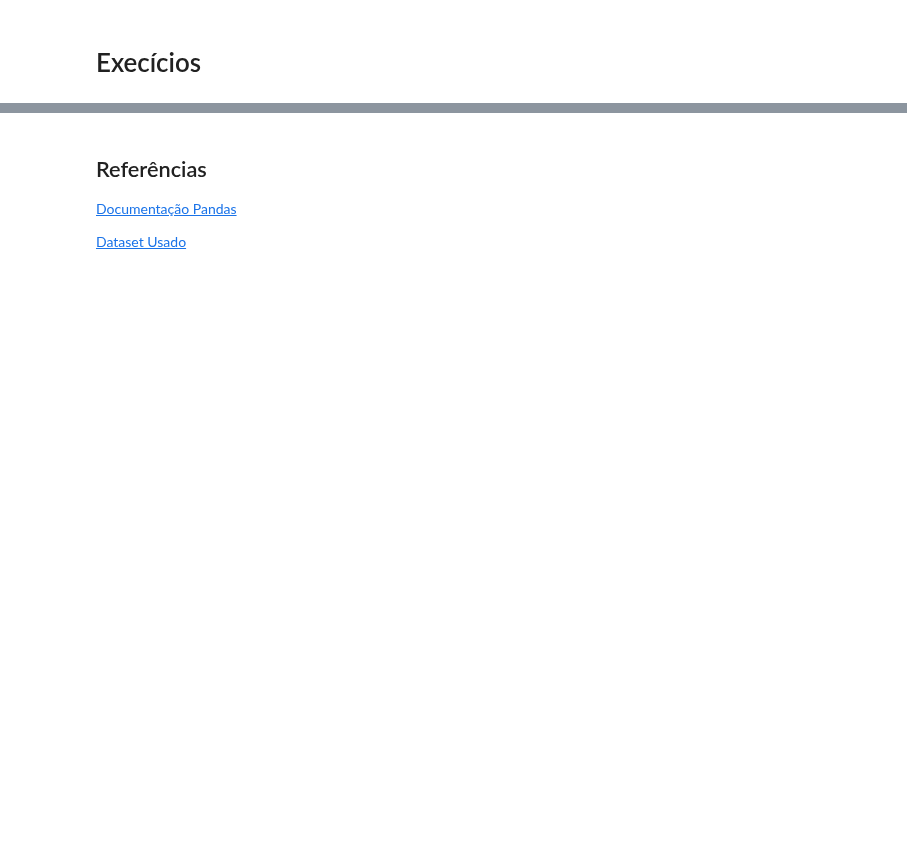
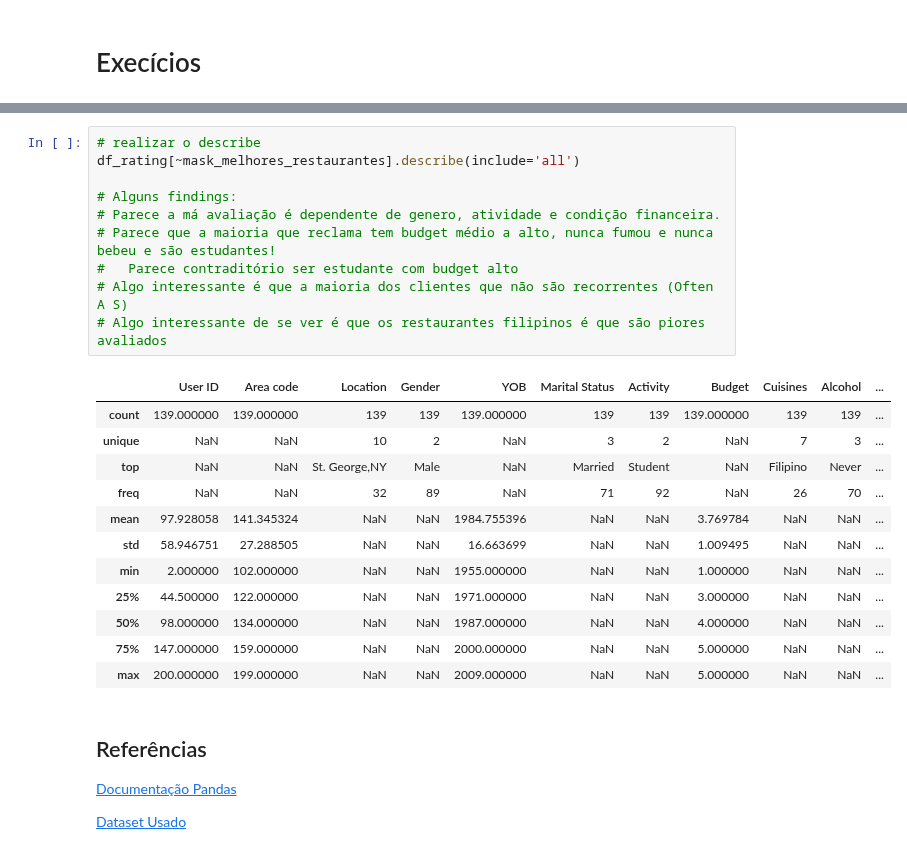
Before and after one commit to allansuzuki/ADA_classes, a Jupyter notebook: DS-PY-Data-Science/DS-PY-018 ANÁLISE EXPLORATÓRIA DE DADOS/Material do Aluno/Aula2_Estatistica_descritiva.ipynb, the cells around one changed output, grey strips where cells are left out. Drawn from its saved outputs; the diff is of its cells as text; blank space fills up the shorter version.

```diff
--- a/DS-PY-Data-Science/DS-PY-018 ANÁLISE EXPLORATÓRIA DE DADOS/Material do Aluno/Aula2_Estatistica_descritiva.ipynb
+++ b/DS-PY-Data-Science/DS-PY-018 ANÁLISE EXPLORATÓRIA DE DADOS/Material do Aluno/Aula2_Estatistica_descritiva.ipynb
@@ -334,3 +387,26 @@ df_rating.describe(include='all')
+# %%
+# realizar o describe
+df_rating[~mask_melhores_restaurantes].describe(include='all')
+
+# Alguns findings:
+# Parece a má avaliação é dependente de genero, atividade e condição financeira.
+# Parece que a maioria que reclama tem budget médio a alto, nunca fumou e nunca bebeu e são estudantes!
+#   Parece contraditório ser estudante com budget alto
+# Algo interessante é que a maioria dos clientes que não são recorrentes (Often A S)
+# Algo interessante de se ver é que os restaurantes filipinos é que são piores avaliados
+# %% [output]
+|  | User ID | Area code | Location | Gender | YOB | Marital Status | Activity | Budget | Cuisines | Alcohol | ... |
+| count | 139.000000 | 139.000000 | 139 | 139 | 139.000000 | 139 | 139 | 139.000000 | 139 | 139 | ... |
+| unique | NaN | NaN | 10 | 2 | NaN | 3 | 2 | NaN | 7 | 3 | ... |
+| top | NaN | NaN | St. George,NY | Male | NaN | Married | Student | NaN | Filipino | Never | ... |
+| freq | NaN | NaN | 32 | 89 | NaN | 71 | 92 | NaN | 26 | 70 | ... |
+| mean | 97.928058 | 141.345324 | NaN | NaN | 1984.755396 | NaN | NaN | 3.769784 | NaN | NaN | ... |
+| std | 58.946751 | 27.288505 | NaN | NaN | 16.663699 | NaN | NaN | 1.009495 | NaN | NaN | ... |
+| min | 2.000000 | 102.000000 | NaN | NaN | 1955.000000 | NaN | NaN | 1.000000 | NaN | NaN | ... |
+| 25% | 44.500000 | 122.000000 | NaN | NaN | 1971.000000 | NaN | NaN | 3.000000 | NaN | NaN | ... |
+| 50% | 98.000000 | 134.000000 | NaN | NaN | 1987.000000 | NaN | NaN | 4.000000 | NaN | NaN | ... |
+| 75% | 147.000000 | 159.000000 | NaN | NaN | 2000.000000 | NaN | NaN | 5.000000 | NaN | NaN | ... |
+| max | 200.000000 | 199.000000 | NaN | NaN | 2009.000000 | NaN | NaN | 5.000000 | NaN | NaN | ... |
 # %% [markdown]
 
 ## Referências
```
Also changed, not shown: parts of 5 cells of this notebook.
